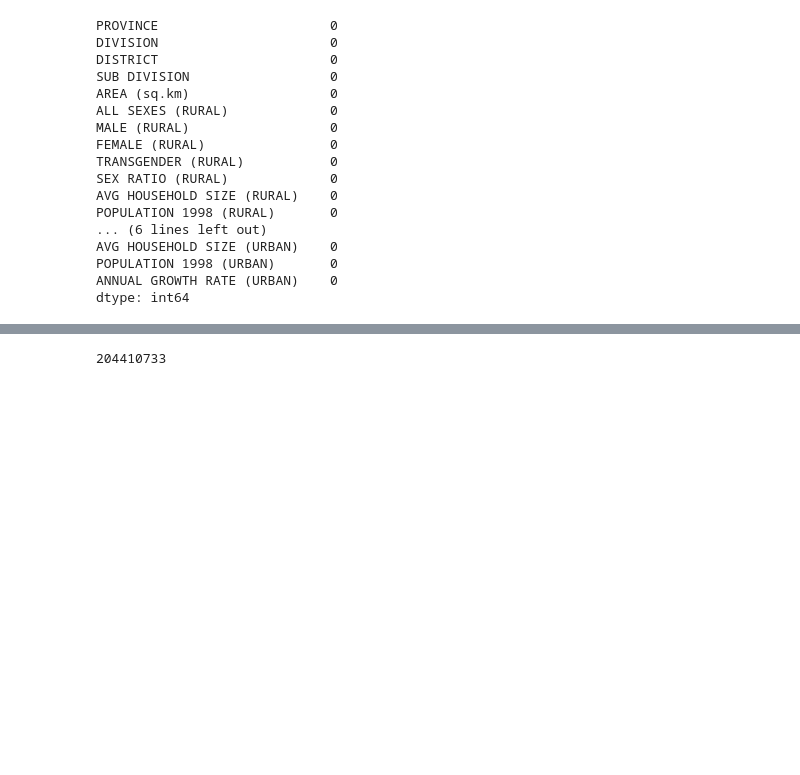
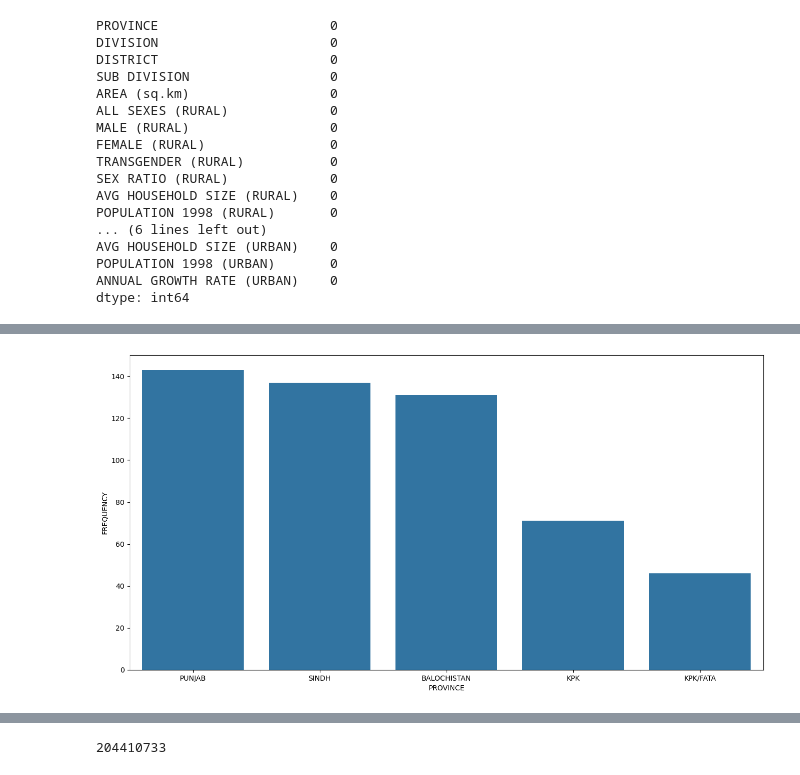
Before and after one commit to HaiderQadri/PYTHON-For-Data-Science_and_AI, a Jupyter notebook: 02_pandas/04_pandas_on_pak_population.ipynb, the cells around one changed output, grey strips where cells are left out. Cells and saved outputs as stored; diff of their text form; code cells hidden in the pictures; blank space fills up the shorter version.

```diff
--- a/02_pandas/04_pandas_on_pak_population.ipynb
+++ b/02_pandas/04_pandas_on_pak_population.ipynb
@@ -225,0 +216,8 @@ df.head()
+# %%
+plt.figure(figsize = (16,8))
+sns.barplot(df['PROVINCE'].value_counts())
+plt.xlabel('PROVINCE')
+plt.ylabel('FREQUENCY')
+plt.show()
+# %% [output]
+[figure, added]
```
Also changed, not shown: parts of 49 cells of this notebook, 50 other files.
